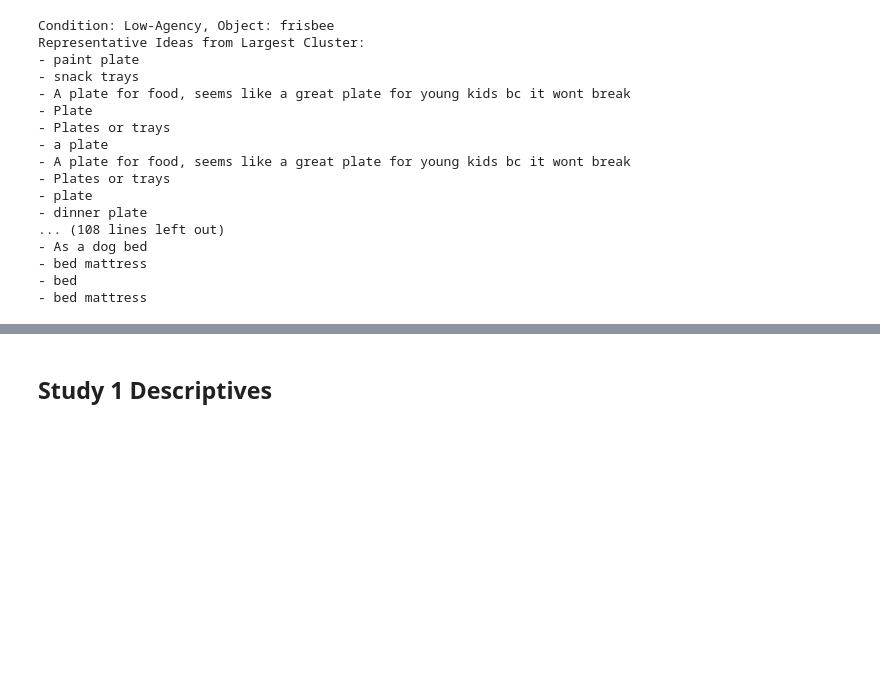
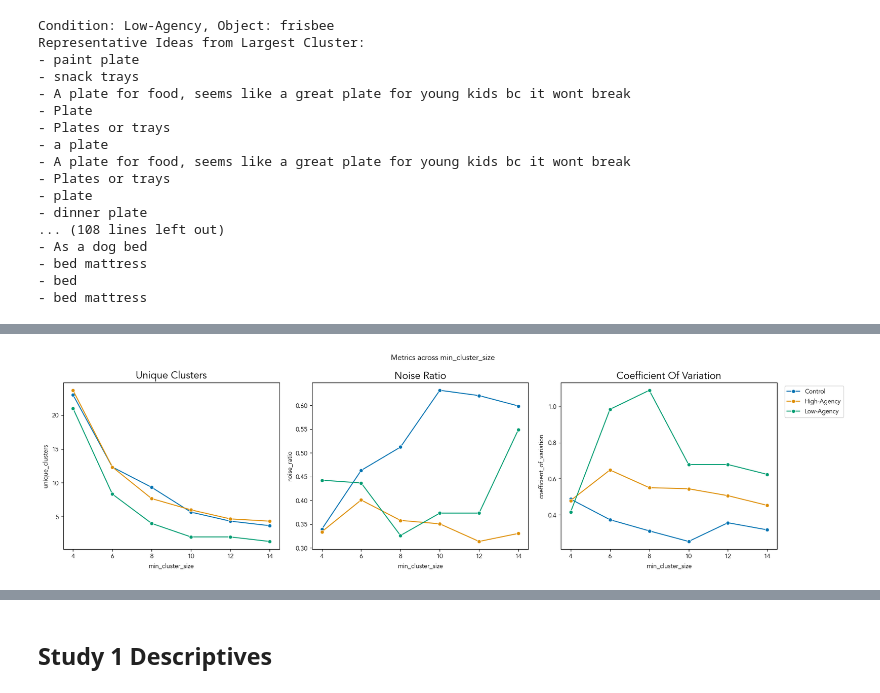
Before and after one commit to sarahhannahwu/idea_generation, a Jupyter notebook: analyses/iriss/clustering.ipynb, the cells around one changed output, grey strips where cells are left out. Saved outputs shown, nothing was run; the diff lists cells and outputs as text; code cells hidden in the pictures; blank space fills up the shorter version.

Commit message:
robustness sweep

```diff
--- a/analyses/iriss/clustering.ipynb
+++ b/analyses/iriss/clustering.ipynb
@@ -293,0 +295,91 @@ fig.savefig('tsne_clusters.png', dpi=300)
+# %%
+def cluster_metrics(labels):
+    rows = []
+    for condition in unique_conditions:
+        for obj in unique_objects:
+            mask = (df['condition'] == condition) & (df['object'] == obj)
+            counts = labels[mask].loc[lambda x: x != -1].value_counts()
+            rows.append({
+                'condition': condition,
+                'object': obj,
+                'unique_clusters': len(counts),
+                'noise_ratio': (labels[mask] == -1).mean(),
+                'coefficient_of_variation': coefficient_of_variation(counts)
+            })
+    return pd.DataFrame(rows)
+
+min_cluster_sizes = range(4, 16, 2)
+min_samples_values = range(1, 20, 2)
+epsilon_values = np.arange(0.05, 0.26, 0.05)
+
+sweep_results = pd.concat([
+    cluster_metrics(
+        cluster_ideas(size, min_samples, epsilon)
+    ).assign(
+        min_cluster_size=size,
+        min_samples=min_samples,
+        cluster_selection_epsilon=epsilon
+    )
+    for size in min_cluster_sizes
+    for min_samples in min_samples_values
+    for epsilon in epsilon_values
+], ignore_index=True)
+sweep_results.to_csv('../../data/hdbscan_parameter_sweep.csv', index=False)
+
+metric_names = ['unique_clusters', 'noise_ratio', 'coefficient_of_variation']
+
+def plot_metric_sweep(data, x, title):
+    results = data.groupby([x, 'condition'], as_index=False)[metric_names].mean()
+    fig, axes = plt.subplots(1, 3, figsize=(18, 5))
+    palette = {
+        'Control': '#f7e96f',
+        'High-Agency': '#71b79f',
+        'Low-Agency': '#3a144e'
+    }
+    for ax, metric in zip(axes, metric_names):
+        sns.lineplot(
+            data=results,
+            x=x, y=metric, hue='condition', marker='o', ax=ax
+        )
+        # Manually set the colors for each condition using the hex codes
+        for line, condition in zip(ax.lines, condition_order):
+            line.set_color(palette.get(condition, 'black'))
+        ax.set_title(metric.replace('_', ' ').title())
+        ax.set_xlabel(x)
+        ax.set_xticks(sorted(data[x].unique()))
+        ax.legend_.remove()
+
+    axes[-1].legend(bbox_to_anchor=(1.02, 1), loc='upper left')
+    fig.suptitle(title)
+    plt.tight_layout()
+    plt.show()
+    return results
+
+plot_metric_sweep(
+    sweep_results[
+        (sweep_results['min_samples'] == 1) &
+        (sweep_results['cluster_selection_epsilon'] == 0.25)
+    ],
+    'min_cluster_size',
+    'Metrics across min_cluster_size'
+)
+
+plot_metric_sweep(
+    sweep_results[
+        (sweep_results['min_cluster_size'] == 6) &
+        (sweep_results['cluster_selection_epsilon'] == 0.25)
+    ],
+    'min_samples',
+    'Metrics across min_samples'
+)
+
+plot_metric_sweep(
+    sweep_results[
+        (sweep_results['min_cluster_size'] == 6) &
+        (sweep_results['min_samples'] == 1)
+    ],
+    'cluster_selection_epsilon',
+    'Metrics across cluster_selection_epsilon'
+)
+# %% [output]
+[figure, added]
```
Also changed, not shown: parts of 5 cells of this notebook, 3 other files.
